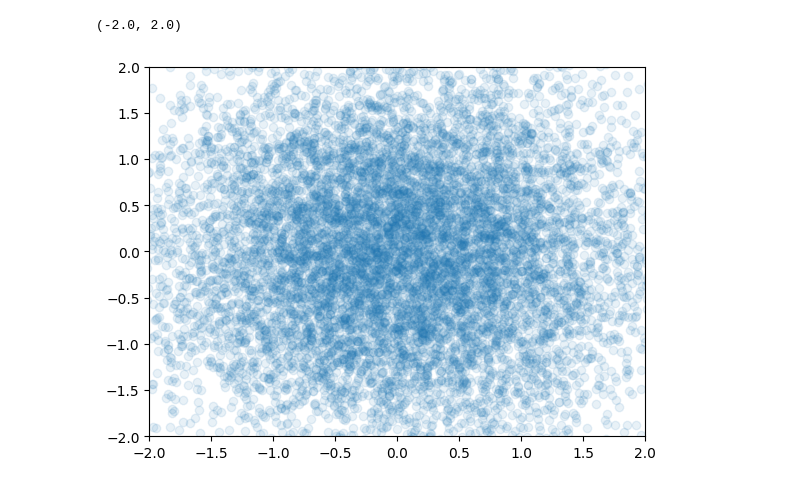
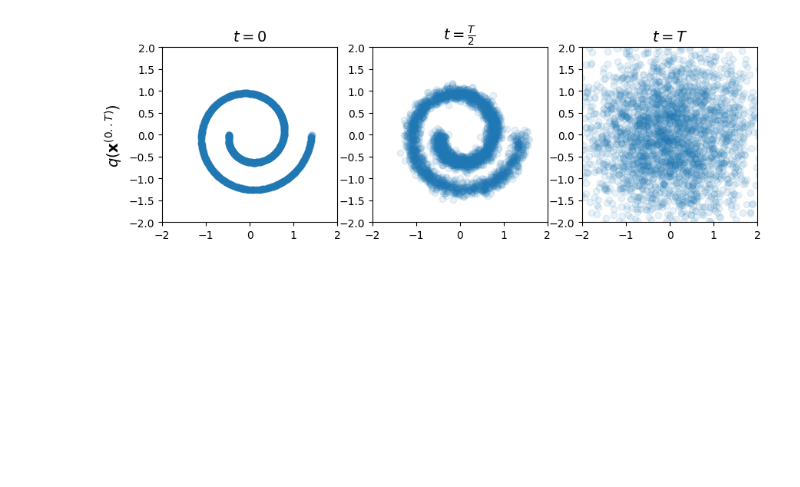
Before and after one commit to arturovallemacias/diffusion_models, a Jupyter notebook: forward_me.ipynb, the cells around one changed output. Drawn from its saved outputs; the diff is of its cells as text; code cells hidden in the pictures; blank space fills up the shorter version.

```diff
--- a/forward_me.ipynb
+++ b/forward_me.ipynb
@@ -29,7 +14,26 @@ def forward_process(data, T, betas):
-# %%
-T = 40
-betas = torch.sigmoid(torch.linspace(-18,10,T))* (3e-1 - 1e-5) + 1e-5
-xT = forward_process(torch.from_numpy(data), T, betas)
+# %%
+class DiffusionModel():
+    def __init__(self, T):
+
+        self.betas = torch.sigmoid(torch.linspace(-18, 10, T)) * (3e-1 - 1e-5) + 1e-5
+        self.alphas = 1 - self.betas
+        self.alphas_bar = torch.cumprod(self.alphas, 0)
+
+    def forward_process(self, x0, t):
+
+        assert t > 0, 't should be greater than 0'
+
+        t = t -1
+
+        mu = torch.sqrt(self.alphas_bar[t]) * x0
+        std = torch.sqrt(1 - self.alphas_bar[t])
+        epsilon = torch.randn_like(x0)
+
+        return mu + epsilon * std
+# %%
+x0 = sample_batch(3000)
+model = DiffusionModel(40)
+xT = model.forward_process(x0,20)
 # %%
 print(xT.mean(0))
 print(xT.std(0))
@@ -39,7 +43,20 @@ tensor([0.99836, 1.01096], dtype=torch.float64)
-# %%
-plt.scatter(xT[:, 0].data.numpy(), xT[:,1].data.numpy(), alpha=0.1)
-plt.xlim([-2,2])
-plt.ylim([-2,2])
-# %% [output]
-(-2.0, 2.0)
-[figure, removed]
+# %%
+fontsize = 14
+fig = plt.figure(figsize=(10, 3))
+
+data = [x0, model.forward_process(x0, 20), model.forward_process(x0, 40)]
+for i in range(3):
+
+    plt.subplot(1, 3, 1+i)
+    plt.scatter(data[i][:, 0].data.numpy(), data[i][:, 1].data.numpy(), alpha=0.1)
+    plt.xlim([-2, 2])
+    plt.ylim([-2, 2])
+    plt.gca().set_aspect('equal')
+
+    if i == 0: plt.ylabel(r'$q(\mathbf{x}^{(0..T)})$', fontsize=fontsize)
+    if i == 0: plt.title(r'$t=0$', fontsize=fontsize)
+    if i == 1: plt.title(r'$t=\frac{T}{2}$', fontsize=fontsize)
+    if i == 2: plt.title(r'$t=T$', fontsize=fontsize)
+plt.savefig('forward_process.png', bbox_inches='tight')
+# %% [output]
+[figure, added]
```
Also changed, not shown: parts of 4 cells of this notebook.
